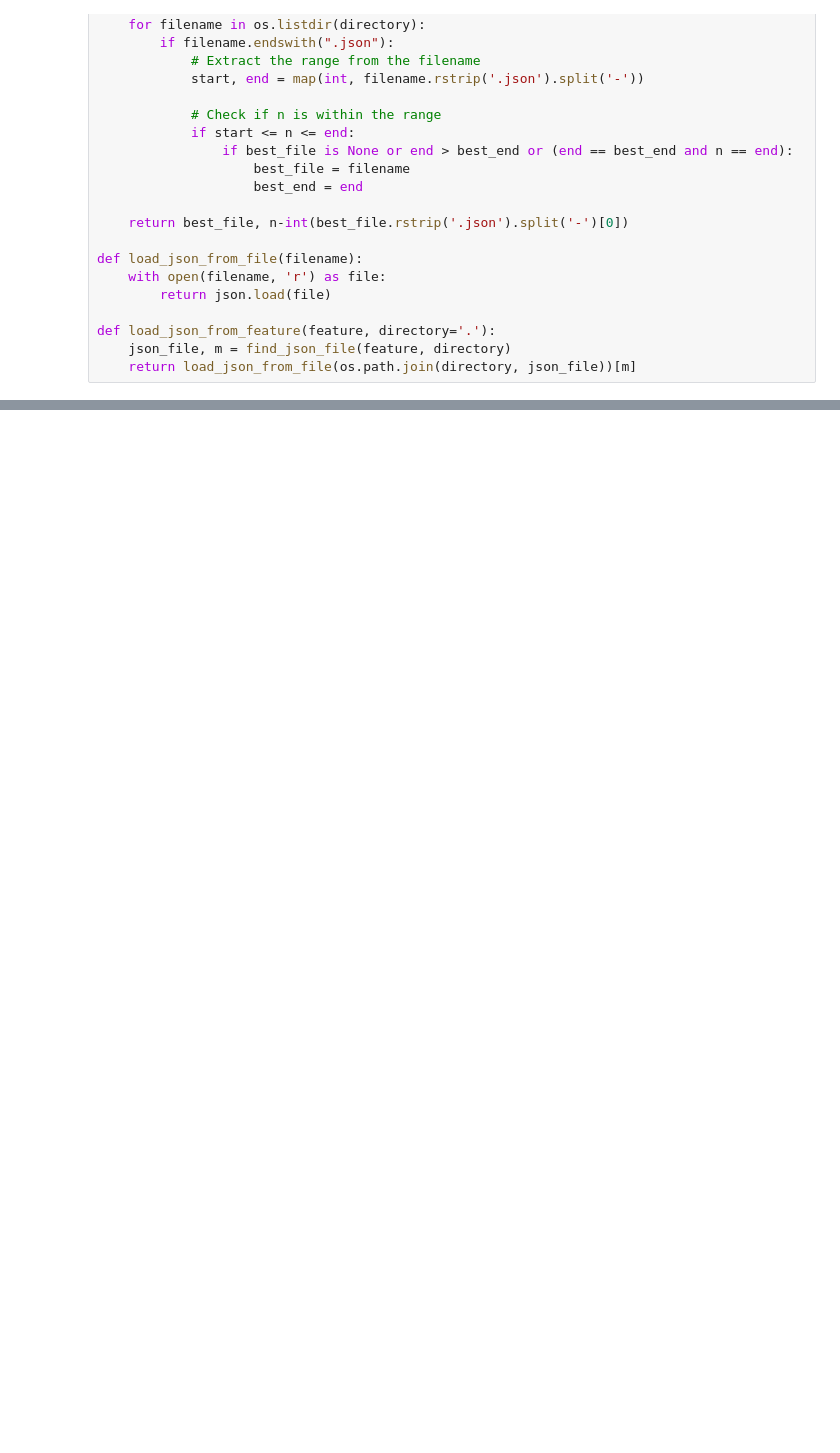
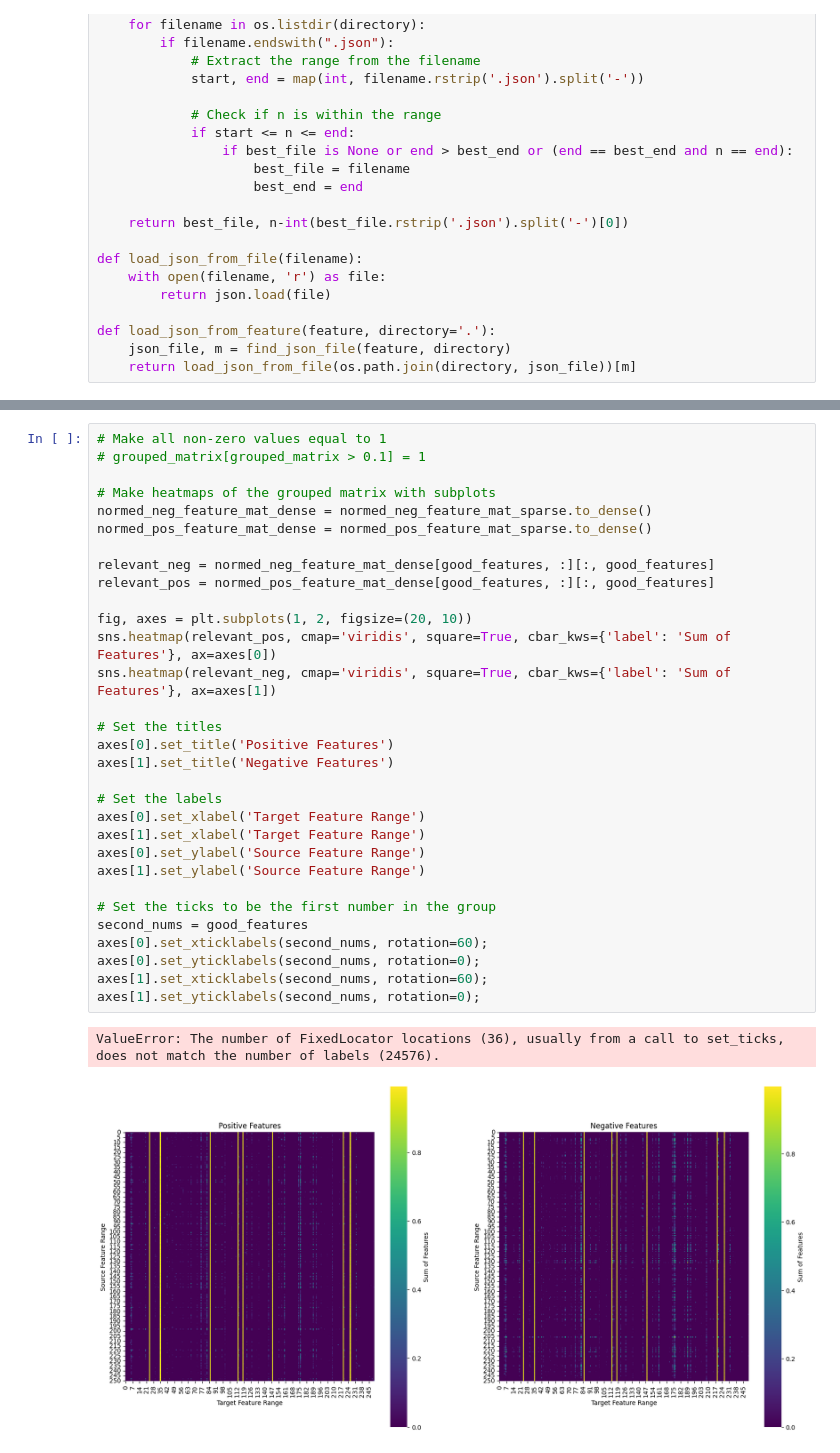
Before and after one commit to hasithv/mats-project, a Jupyter notebook: saemat.ipynb, the cells around one changed output, grey strips where cells are left out. Drawn from its saved outputs; the diff is of its cells as text; blank space fills up the shorter version.

```diff
--- a/saemat.ipynb
+++ b/saemat.ipynb
@@ -157,0 +383,34 @@ TypeError: Object of type ndarray is not JSON serializable
+# %%
+# Make all non-zero values equal to 1
+# grouped_matrix[grouped_matrix > 0.1] = 1
+
+# Make heatmaps of the grouped matrix with subplots
+normed_neg_feature_mat_dense = normed_neg_feature_mat_sparse.to_dense()
+normed_pos_feature_mat_dense = normed_pos_feature_mat_sparse.to_dense()
+
+relevant_neg = normed_neg_feature_mat_dense[good_features, :][:, good_features]
+relevant_pos = normed_pos_feature_mat_dense[good_features, :][:, good_features]
+
+fig, axes = plt.subplots(1, 2, figsize=(20, 10))
+sns.heatmap(relevant_pos, cmap='viridis', square=True, cbar_kws={'label': 'Sum of Features'}, ax=axes[0])
+sns.heatmap(relevant_neg, cmap='viridis', square=True, cbar_kws={'label': 'Sum of Features'}, ax=axes[1])
+
+# Set the titles
+axes[0].set_title('Positive Features')
+axes[1].set_title('Negative Features')
+
+# Set the labels
+axes[0].set_xlabel('Target Feature Range')
+axes[1].set_xlabel('Target Feature Range')
+axes[0].set_ylabel('Source Feature Range')
+axes[1].set_ylabel('Source Feature Range')
+
+# Set the ticks to be the first number in the group
+second_nums = good_features
+axes[0].set_xticklabels(second_nums, rotation=60);
+axes[0].set_yticklabels(second_nums, rotation=0);
+axes[1].set_xticklabels(second_nums, rotation=60);
+axes[1].set_yticklabels(second_nums, rotation=0);
+# %% [output]
+ValueError: The number of FixedLocator locations (36), usually from a call to set_ticks, does not match the number of labels (24576).
+[figure, added]
```
Also changed, not shown: parts of 25 cells of this notebook, 9 other files.
